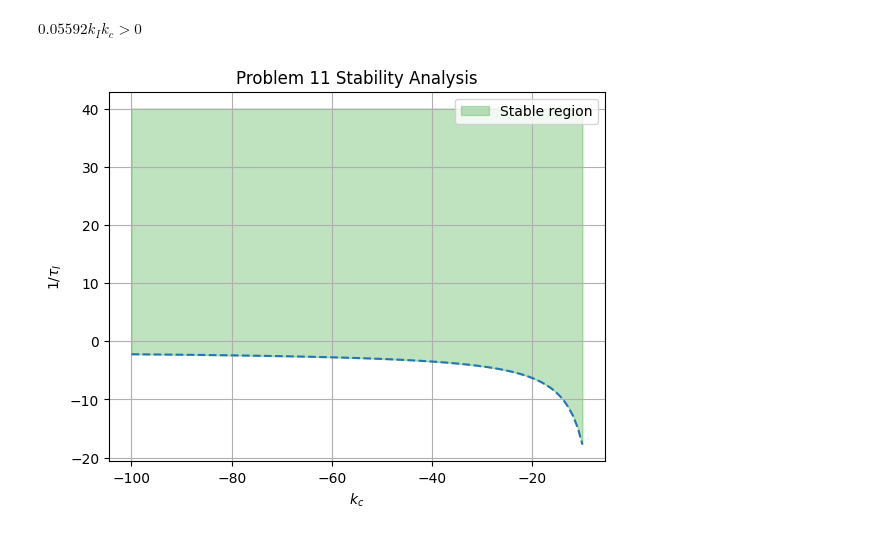
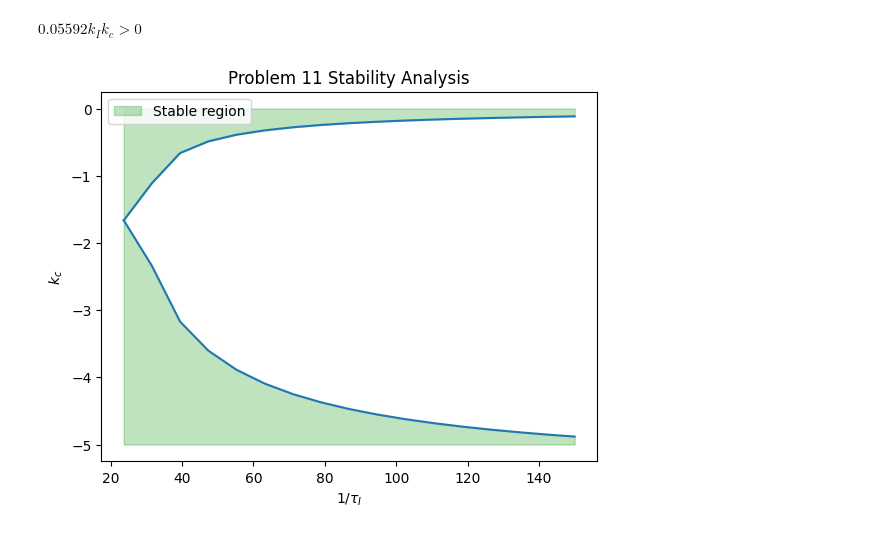
Before and after one commit to nibhscripta/461-Project, a Jupyter notebook: Python Code.ipynb, the cells around one changed output. Drawn from its saved outputs; the diff is of its cells as text; code cells hidden in the pictures.

Commit message:
Change stability plot

```diff
--- a/Python Code.ipynb
+++ b/Python Code.ipynb
@@ -276,15 +275,29 @@ $\displaystyle 0.05592 k_{I} k_{c} > 0$
 # %%
 ineq = lambda k_c: (-0.0020539416*k_c**2 + 0.0772055848*k_c - 0.11610648) / (k_c*(0.0013490929*k_c + 0.00732621))
 
-vals = np.linspace(-100, -10, 100)
+x = np.linspace(0, 150, 20)
+y = np.zeros(20)
 
-plt.plot(vals, ineq(vals), "--")
-plt.fill_between(vals, ineq(vals), 40, color="tab:green", alpha=0.3, label="Stable region")
-plt.grid(which="both", axis="both")
+for i in range(20):
+    y[i] = fsolve(lambda k_c: ineq(k_c) - x[i], [-5])[0]
+
+plt.plot(x[3:], y[3:])
+plt.fill_between(x[3:], y[3:], -5, color="tab:green", alpha=0.3, label="Stable region")
+
+x = np.linspace(0, 150, 20)
+y = np.zeros(20)
+
+for i in range(20):
+    y[i] = fsolve(lambda k_c: ineq(k_c) - x[i], [-0.1])[0]
+
+plt.plot(x[3:], y[3:], "tab:blue")
+plt.fill_between(x[3:], y[3:], 0, color="tab:green", alpha=0.3)
+
 plt.legend()
-plt.xlabel(r"$k_c$")
-plt.ylabel(r"$1/\tau_I$")
+
+plt.ylabel(r"$k_c$")
+plt.xlabel(r"$1/\tau_I$")
 plt.title("Problem 11 Stability Analysis")
 plt.show()
 # %% [output]
-[figure, old version]
+[figure, new version]
```
Also changed, not shown: parts of 1 cell of this notebook.
